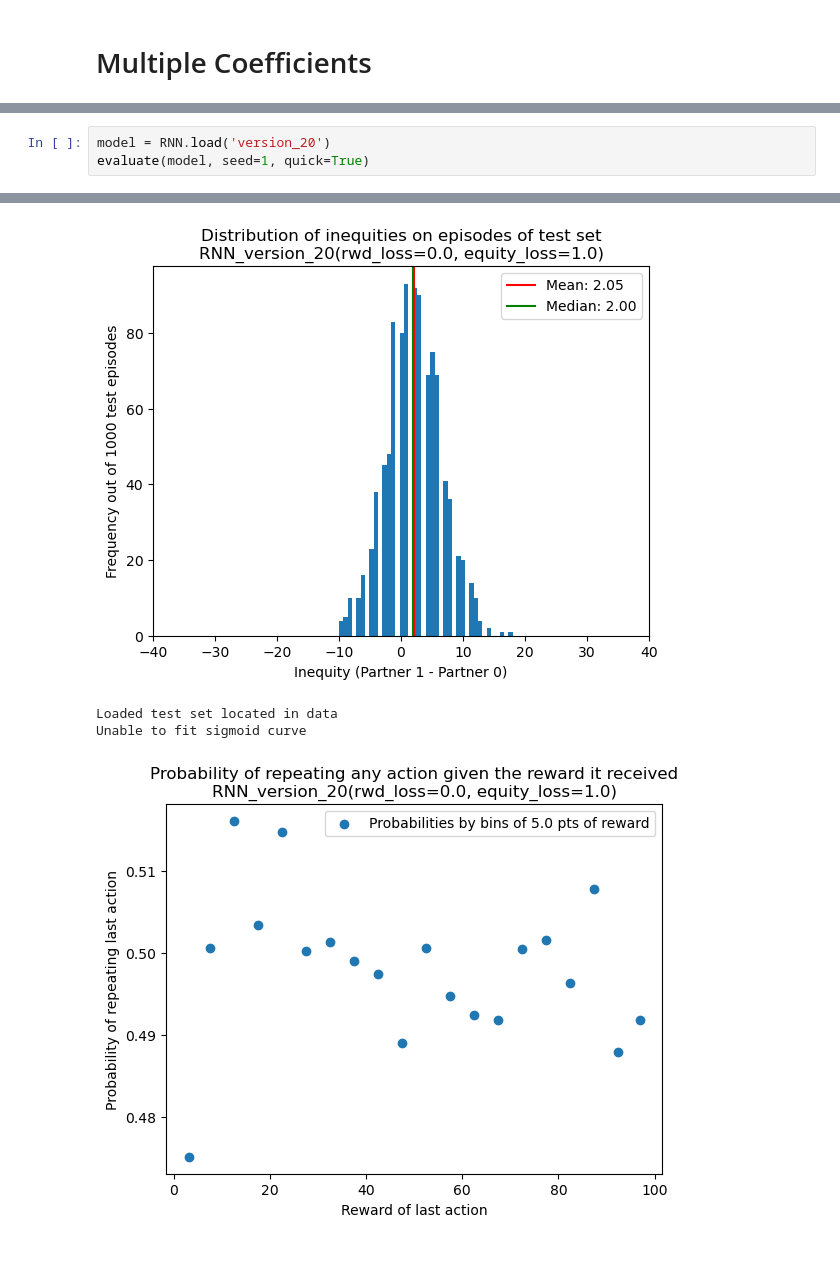
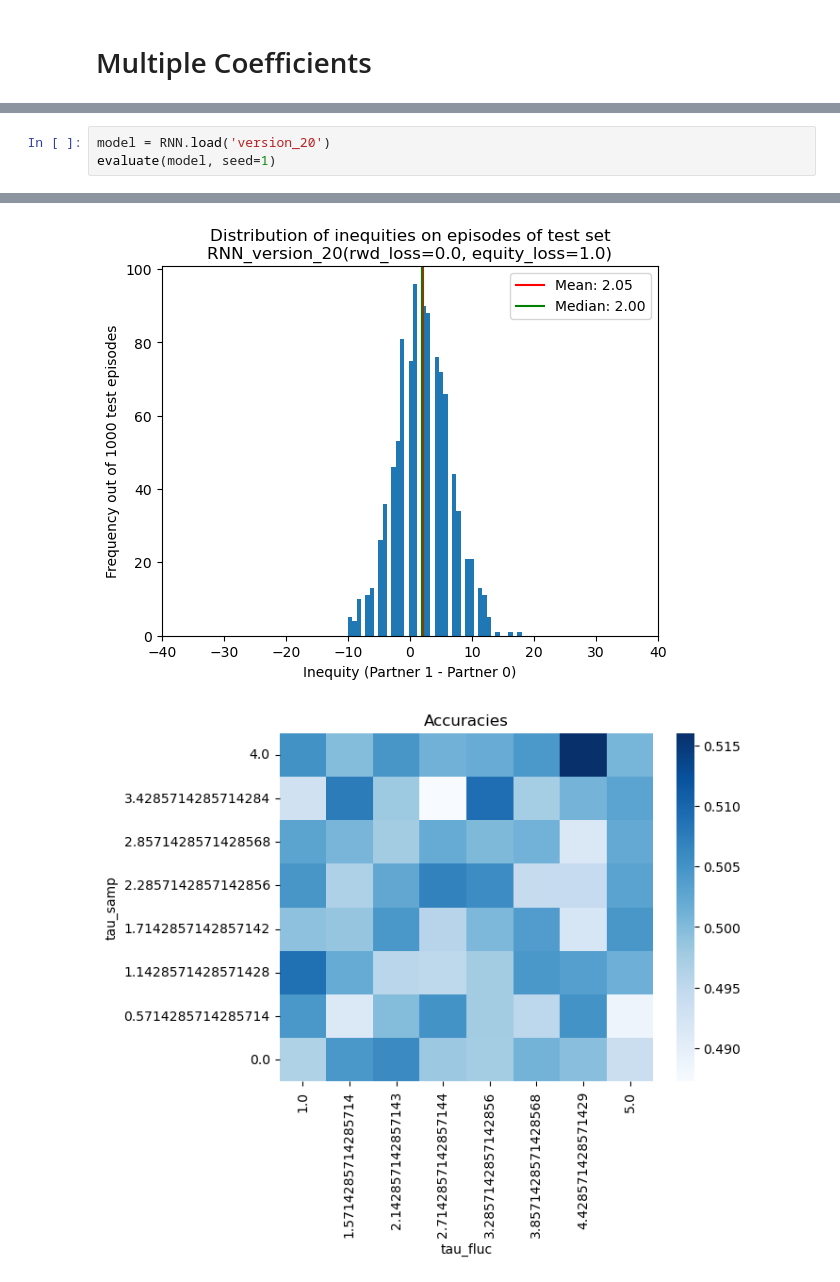
Before and after one commit to atrudel/social_bandit, a Jupyter notebook: visualization.ipynb, the cells around one changed output, grey strips where cells are left out. Cells and saved outputs as stored; diff of their text form; blank space fills up the shorter version.

```diff
--- a/visualization.ipynb
+++ b/visualization.ipynb
@@ -113,4 +111,4 @@ Loaded test set located in data
 # %%
 model = RNN.load('version_20')
-evaluate(model, seed=1, quick=True)
+evaluate(model, seed=1)
 # %% [output]
@@ -123,4 +120,2 @@ Avg. Inequity on test set: 2.052
-[figure, old version]
+[figure, new version]
-Loaded test set located in data
-Unable to fit sigmoid curve
-[figure, old version]
+[figure, new version]
```
Also changed, not shown: parts of 4 cells of this notebook, 3 other files.
